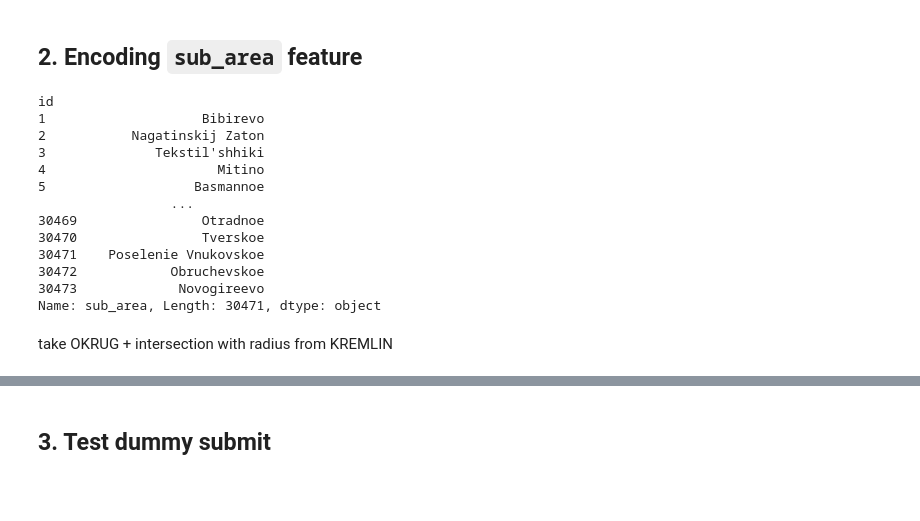
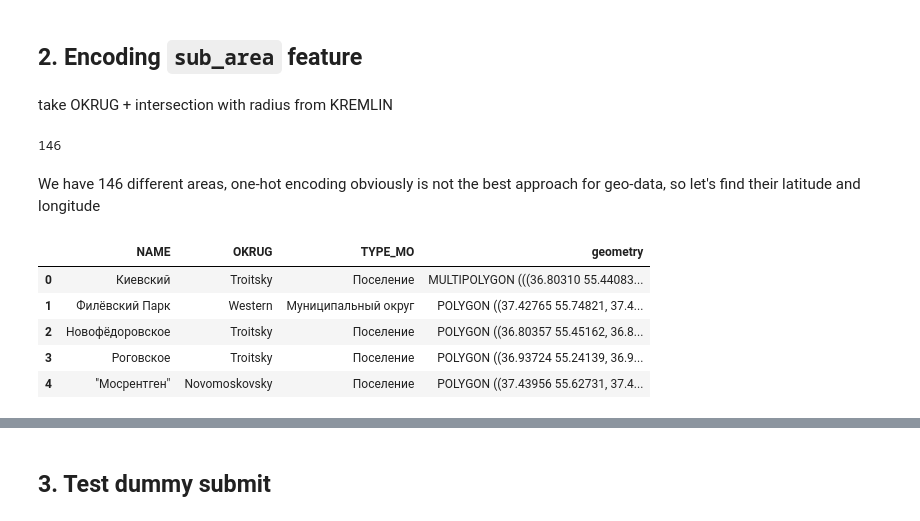
Before and after one commit to STASVLAD/Kaggle-contest-Sberbank-Russian-Housing-Market, a Jupyter notebook: final.ipynb, the cells around one changed output, grey strips where cells are left out. Cells and saved outputs as stored; diff of their text form; code cells hidden in the pictures; blank space fills up the shorter version.

Commit message:
encoding sub_area feature: WORK in PROGRESS

```diff
--- a/final.ipynb
+++ b/final.ipynb
@@ -210,21 +214,23 @@ test_df = encode(test_df)
 ## II part (Filling missing values)
 # %% [markdown]
 ## 2. Encoding `sub_area` feature
-# %%
-train_df['sub_area']
-# %% [output]
-id
-1                    Bibirevo
-2           Nagatinskij Zaton
-3              Tekstil'shhiki
-4                      Mitino
-5                   Basmannoe
-                 ...
-30469                Otradnoe
-30470                Tverskoe
-30471    Poselenie Vnukovskoe
-30472            Obruchevskoe
-30473             Novogireevo
-Name: sub_area, Length: 30471, dtype: object
 # %% [markdown]
 take OKRUG + intersection with radius from KREMLIN
+# %%
+len(train_df['sub_area'].unique())
+# %% [output]
+146
+# %% [markdown]
+We have 146 different areas, one-hot encoding obviously is not the best approach for geo-data, so let's find their latitude and longitude
+# %%
+geo_df = pd.read_csv('data/geo_data.csv', index_col='sub_area')
+geo_df = geo_df.merge(geopandas.read_file('data/mo.geojson'), on='NAME')
+geo_df.drop(['OKATO', 'OKTMO', 'OKATO_AO', 'NAME_AO', 'ABBREV_AO'], axis=1, inplace=True)
+geo_df.head()
+# %% [output]
+|  | NAME | OKRUG | TYPE_MO | geometry |
+| 0 | Киевский | Troitsky | Поселение | MULTIPOLYGON (((36.80310 55.44083... |
+| 1 | Филёвский Парк | Western | Муниципальный округ | POLYGON ((37.42765 55.74821, 37.4... |
+| 2 | Новофёдоровское | Troitsky | Поселение | POLYGON ((36.80357 55.45162, 36.8... |
+| 3 | Роговское | Troitsky | Поселение | POLYGON ((36.93724 55.24139, 36.9... |
+| 4 | "Мосрентген" | Novomoskovsky | Поселение | POLYGON ((37.43956 55.62731, 37.4... |
```
Also changed, not shown: parts of 5 cells of this notebook.
